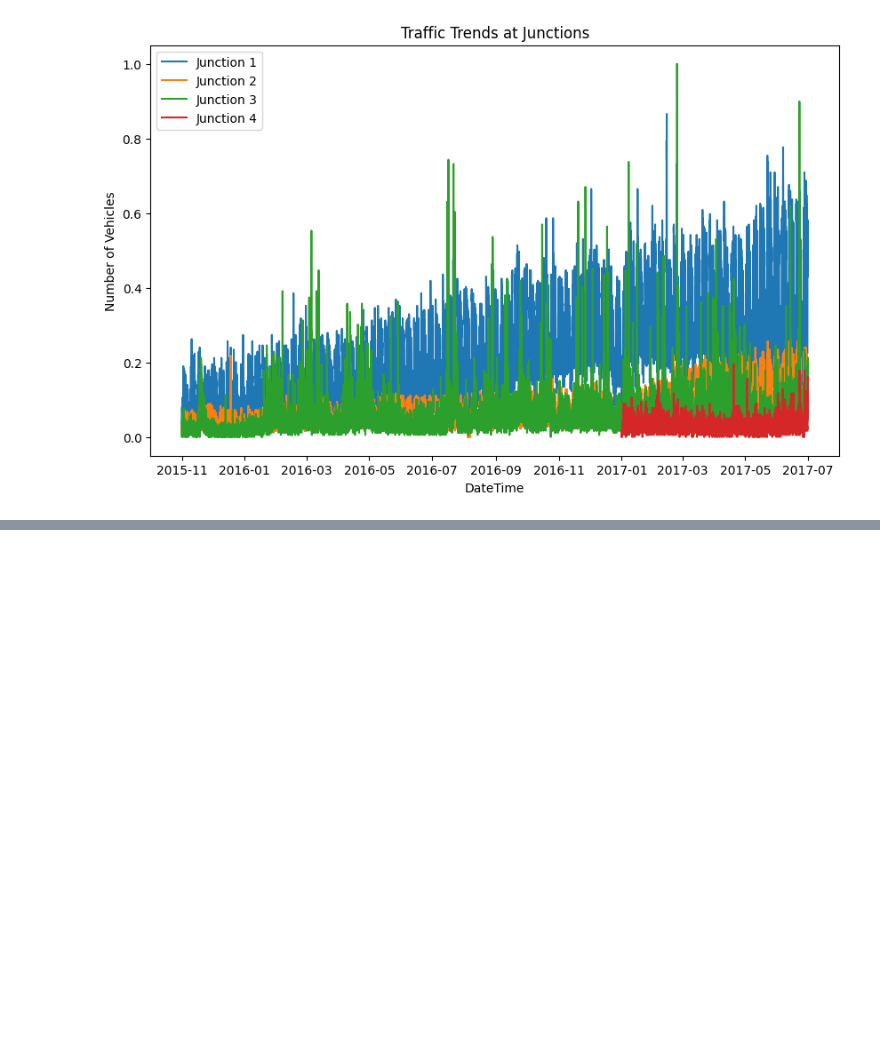
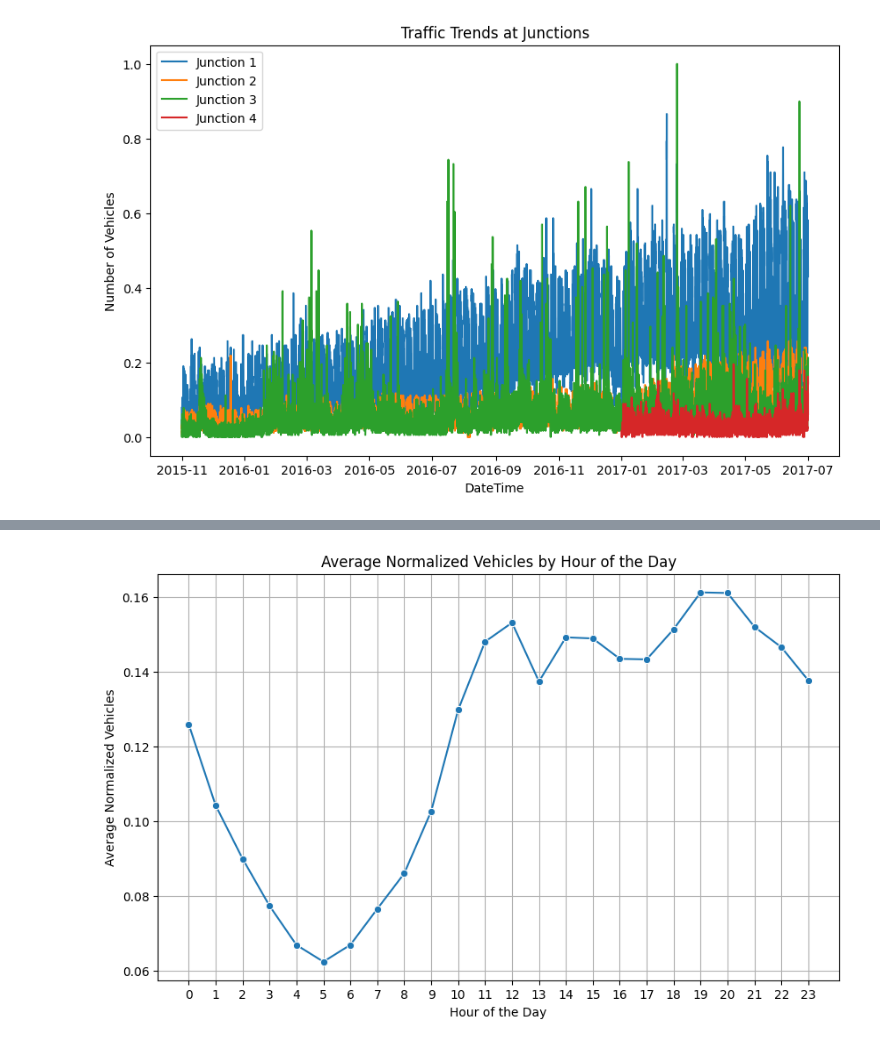
Before and after one commit to amina-work/Projet_PredictionDuTraficDansUneSmartCityIoT, a Jupyter notebook: app.ipynb, the cells around one changed output, grey strips where cells are left out. Drawn from its saved outputs; the diff is of its cells as text; code cells hidden in the pictures; blank space fills up the shorter version.

```diff
--- a/app.ipynb
+++ b/app.ipynb
@@ -88,0 +120,15 @@ plt.show()
+# %%
+# this graph explores the relation of the traffic with the hour of the days
+hourly_data = df.groupby('Hour')['Normalized_Vehicles'].mean()
+
+# Creating a line plot
+plt.figure(figsize=(10, 6))
+sns.lineplot(x=hourly_data.index, y=hourly_data.values, marker='o')
+plt.title('Average Normalized Vehicles by Hour of the Day')
+plt.xlabel('Hour of the Day')
+plt.ylabel('Average Normalized Vehicles')
+plt.xticks(range(24))  # Setting x-axis ticks for each hour
+plt.grid(True)
+plt.show()
+# %% [output]
+[figure, added]
```
Also changed, not shown: parts of 4 cells of this notebook.
